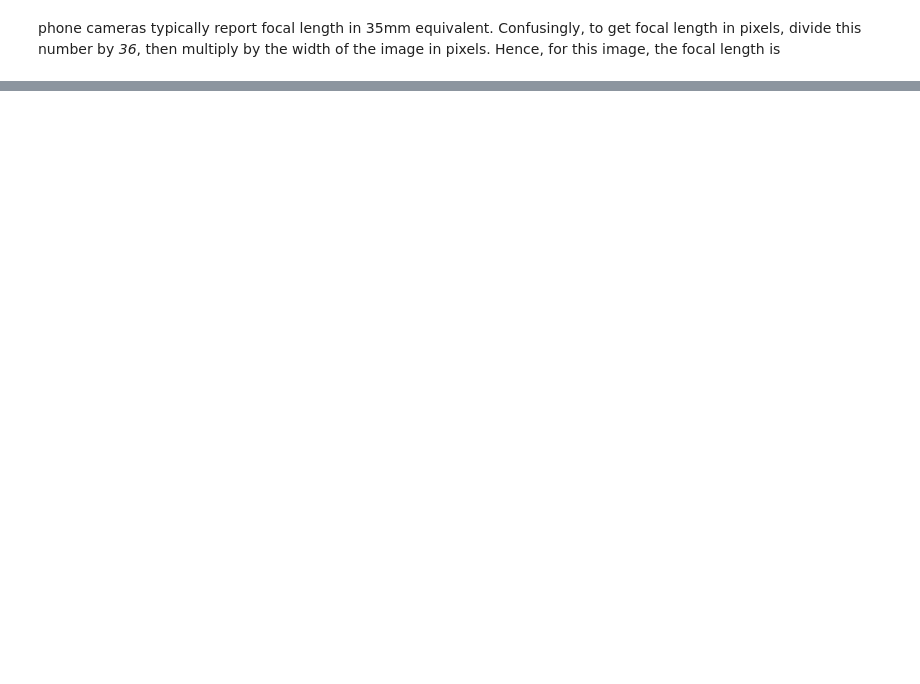
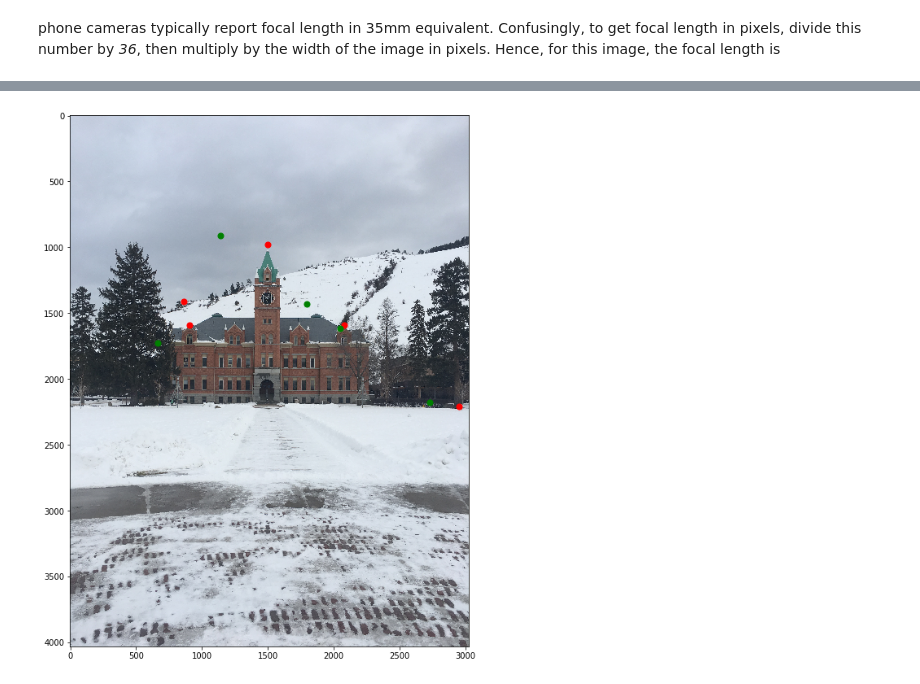
Before and after one commit to luckek/project_1, a Jupyter notebook: project_description.ipynb, the cells around one changed output, grey strips where cells are left out. Drawn from its saved outputs; the diff is of its cells as text; code cells hidden in the pictures; blank space fills up the shorter version.

```diff
--- a/project_description.ipynb
+++ b/project_description.ipynb
@@ -204,0 +230,5 @@ print(f_length)
+# %%
+sensor_size = (img_width, img_height)
+cam = Camera()
+cam.f = f_length
+cam.sensor_size = sensor_size
@@ -204,0 +241,9 @@ print(f_length)
+# %%
+puv = cam.ene_to_camera(ene)
+plt.figure(figsize=(12, 12))
+plt.imshow(img_base)
+plt.scatter(u, v, color='r', s=50)
+plt.scatter(puv[0], puv[1], color='g', s=50)
+plt.show()
+# %% [output]
+[figure, added]
```
Also changed, not shown: parts of 7 cells of this notebook, 1 other file.
